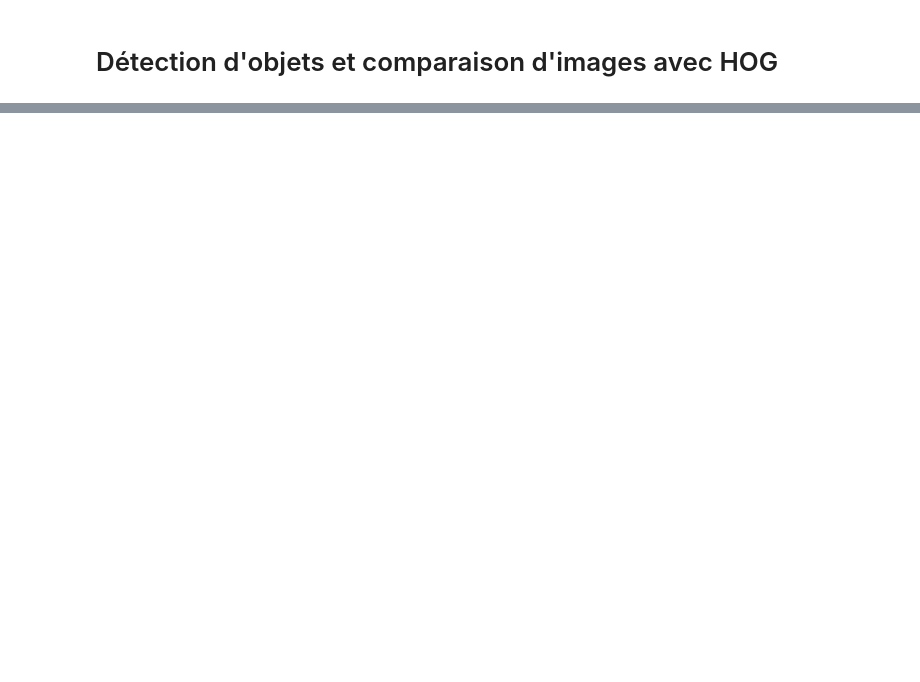
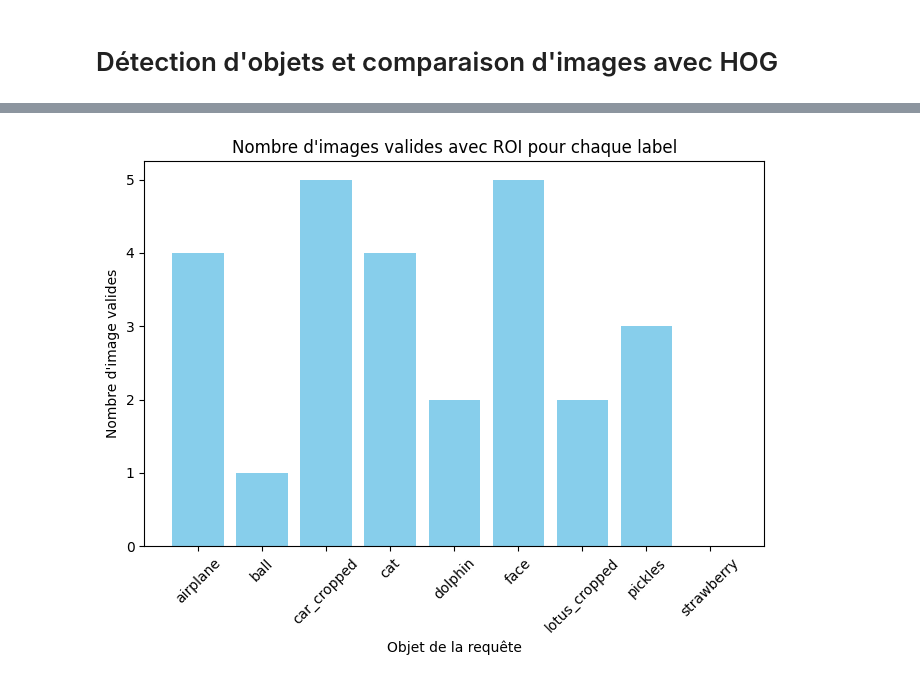
Before and after one commit to Yassine-Serroukhe-Idrissi/INF6804, a Jupyter notebook: TP1/HOG.ipynb, the cells around one changed output, grey strips where cells are left out. Drawn from its saved outputs; the diff is of its cells as text; code cells hidden in the pictures; blank space fills up the shorter version.

```diff
--- a/TP1/HOG.ipynb
+++ b/TP1/HOG.ipynb
@@ -214,0 +218,17 @@ Les 5 images les plus proches avec ROI: [('airplane_3.jpg', 4.060368), ('car_5.j
+# %%
+list_of_items = ["airplane","ball","car_cropped","cat","dolphin","face","lotus_cropped","pickles","strawberry"  ]
+list_count_valid_With_ROI = []
+for item in list_of_items :
+    # Charger l'image en niveaux de gris
+    image_query_name = "./TP1_data/"+item+"_query.jpg"
+    count = 0
+    list_dist = compute_dist_all(image_query_name, with_ROI=True)
+    if list_dist:
+        short_list = sorted(list_dist, key=lambda x: x[1])[:5]
+        for item_tuple in short_list:
+            if item  in item_tuple[0]:
+                count +=1
+        list_count_valid_With_ROI.append((item,count))
+        print("Les 5 images les plus proches avec ROI pour "+item+" :", short_list)
+    else:
+        print("Aucune image trouvée ou aucune distance calculée avec ROI pour "+item+".")
@@ -214,0 +245,17 @@ Les 5 images les plus proches avec ROI: [('airplane_3.jpg', 4.060368), ('car_5.j
+# %%
+labels, values = zip(*list_count_valid_With_ROI)  # Convertit la liste de tuples en deux listes distinctes
+
+# Créer le diagramme en barres
+plt.figure(figsize=(8, 5))  # Taille de la figure
+plt.bar(labels, values, color='skyblue')  # Couleur des barres
+
+# Ajouter des titres et labels
+plt.xlabel("Objet de la requête")
+plt.ylabel("Nombre d'image valides")
+plt.title("Nombre d'images valides avec ROI pour chaque label")
+plt.xticks(rotation=45)  # Rotation des labels pour meilleure lisibilité
+
+# Afficher le graphique
+plt.show()
+# %% [output]
+[figure, added]
```
Also changed, not shown: parts of 10 cells of this notebook, 53 other files.
